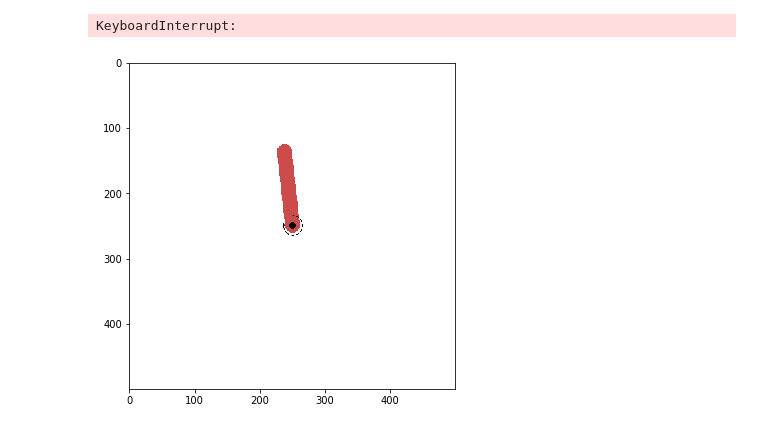
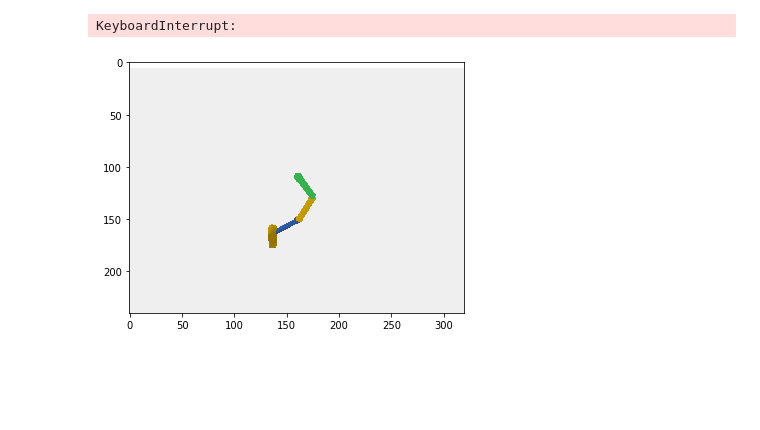
Before and after one commit to KtechB/machina, a Jupyter notebook: example/test_vae_bc.ipynb, the cells around one changed output. Saved outputs shown, nothing was run; the diff lists cells and outputs as text; code cells hidden in the pictures; blank space fills up the shorter version.

```diff
--- a/example/test_vae_bc.ipynb
+++ b/example/test_vae_bc.ipynb
@@ -11,4 +7,4 @@ KeyboardInterrupt:
 # %%
 
-with open('../data/expert_epis/Pendulum-v0_100epis.pkl', 'rb') as f:
+with open('../data/expert_epis/HalfCheetahBulletEnv-v0_100epis.pkl', 'rb') as f:
     expert_epis = pickle.load(f)
@@ -377,8 +399,8 @@ if __name__ == "__main__":
 
     #device = torch.device(device_name)
     #set_device(device)
-
-    env = GymEnv("Pendulum-v0")
+    env_name = "HopperPyBulletEnv-v0"
+    env = GymEnv(env_name)
     env.env.seed(42)
 
     observation_space = env.observation_space
@@ -387,7 +409,8 @@ if __name__ == "__main__":
     from machina.traj import Traj
     from machina.traj import epi_functional as ef
 
-    with open('/home/hirobuchi.ryota/rl_lab/machina/data/expert_epis/Pendulum-v0_100epis.pkl', 'rb') as f:
+
+    with open('/home/hirobuchi.ryota/rl_lab/machina/data/expert_epis/HopperPyBulletEnv-v0_max.pkl', 'rb') as f:
         expert_epis = pickle.load(f)
     train_epis, test_epis = ef.train_test_split(
         expert_epis, train_size=0.7)
@@ -409,13 +432,13 @@ if __name__ == "__main__":
     else:
         raise ValueError('Only Box, Discrete, and MultiDiscrete are supported')
     optim_pol = torch.optim.Adam(pol_net.parameters())
-    epochs = 30
+    epochs = 10
     for i in range(epochs):
         result_dict =train(
                 train_traj, pol, optim_pol,
-                seq_length=100, epoch=10
+                seq_length=10, epoch=100
             )
         test_result_dict =test(test_traj, pol)
-        print(f"PolLoss:",np.array(result_dict["PolLoss"]),
+        print(f"PolLoss:",np.array(result_dict["PolLoss"]).mean(),
               "llh_Loss:",np.array(result_dict[r"llh_loss"]).mean(),"testllh_loss:",test_result_dict["Testllh_Loss"])
 # %% [output]
@@ -436,36 +513,42 @@ import time
 import matplotlib.pyplot as plt
 from IPython import display
 %matplotlib inline
-env_name = "Pendulum-v0"
+render_plt = True
 env = gym.make(env_name)
 #env = wrappers.Monitor(env, "../video_data/sample_prog",force=True)#, video_callable=(lambda ep: ep % 100 == 0))
 o = env.reset()
 
 done = False
 # Figureを設定
 fig = plt.figure(figsize =(6, 6))
 
 # Axesを追加
 ax = fig.add_subplot(111)
-
+step_size = 300
+latent_hist = -np.ones(step_size)
 for step in range(300): # show 300 frames (=20 sec)
     if done:
         time.sleep(1) # when the boundary　of eposode
         o = env.reset()
+        print("end")
+        break
     z =pol.net.get_latent_code()[0]
-    if step%3 ==0:
+    latent_hist[step] = z
+
+
+    if step%3 ==0 and render_plt:
         ax.imshow(env.render(mode='rgb_array'))
+
+        #ax.text(0.5, 0.5, z, size = 40, color = "blue")
         print('{}'.format(z), end='')
-        #ax.text(0.5, 0.5, z, size = 40, color = "blue")
-
         display.clear_output(wait=True)
         display.display(plt.gcf())
     ac_real, ac, a_i = pol.deterministic_ac_real(torch.tensor(o, dtype=torch.float))
 
 
     ac_real = ac_real.reshape(pol.action_space.shape)
     next_o, r, done, e_i = env.step(np.array(ac_real))
     o = next_o
 # %% [output]
 KeyboardInterrupt:
-[figure, old version]
+[figure, new version]
```
Also changed, not shown: parts of 9 cells of this notebook, 7 other files.
